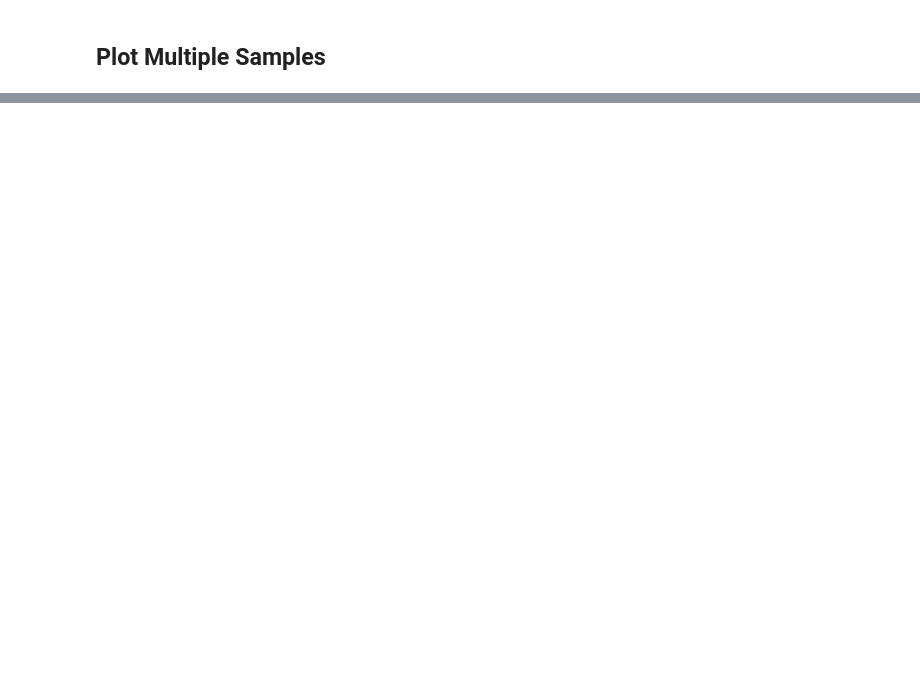
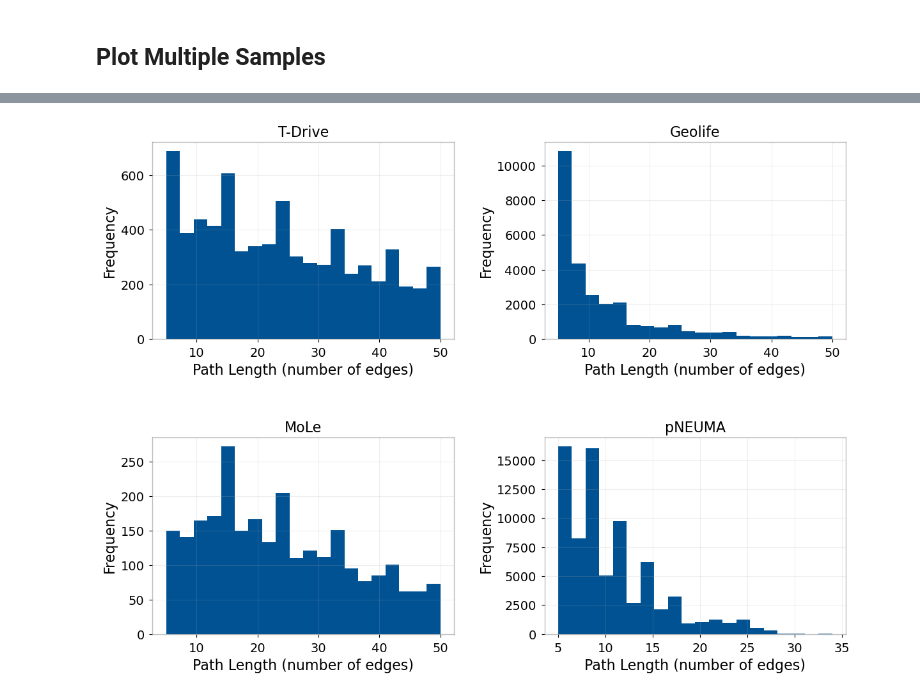
Before and after one commit to schjo480/Master_Thesis, a Jupyter notebook: notebooks/final_evaluation_script.ipynb, the cells around one changed output, grey strips where cells are left out. Saved outputs shown, nothing was run; the diff lists cells and outputs as text; code cells hidden in the pictures; blank space fills up the shorter version.

```diff
--- a/notebooks/final_evaluation_script.ipynb
+++ b/notebooks/final_evaluation_script.ipynb
@@ -11,13 +11,16 @@ import networkx as nx
 ## Enter Dataset, transition matrix, and features
 # %%
 folder = '/ceph/hdd/students/schmitj/MA_Diffusion_based_trajectory_prediction/experiments'
-dataset = 'munich'  # pneuma, tdrive, geolife, munich
+dataset = 'pneuma'  # pneuma, tdrive, geolife, munich
 model = 'residual'  # residual, GAT, MLP
 transition_matrix = 'marginal_prior'    # custom, marginal_prior
 noising = 'cosine'  # cosine, linear
-features = 'one_hot_edges_coordinates_pos_encoding_pw_distance_edge_length_edge_angles_num_pred_edges_future_len'
-history = 5
+test = True
+features = 'one_hot_edges_coordinates_pos_encoding_pw_distance_edge_length_edge_angles_num_pred_edges_future_len_start_end'
+history = 2
 future = 0
+conditional = True
+conditional_fut_len = None # None, 10, 15, or 20
 # %% [markdown]
 # Single sample
 Metrics
@@ -526,0 +1931,53 @@ plot_multiple_paths(res['ground_truth_hist'], res['ground_truth_fut'], res['samp
+# %%
+#import matplotlib.pyplot as plt
+
+# Set the plotting style and parameters
+plt.style.use('seaborn-v0_8-paper')
+plt.rcParams.update({
+    'axes.labelsize': 16,
+    'axes.titlesize': 16,
+    'xtick.labelsize': 14,
+    'ytick.labelsize': 14,
+    'legend.fontsize': 16,
+    'axes.grid': True,
+    'grid.alpha': 0.2,
+    'lines.linewidth': 1,
+})
+
+# Create a 2x2 subplot grid with increased spacing
+fig, axes = plt.subplots(2, 2, figsize=(14, 10), gridspec_kw={'wspace': 0.3, 'hspace': 0.5})
+axes = axes.flatten()
+
+# Define colors for the histograms
+hist_colors = ['#005293', '#99c6eb', '#A2AD00', '#E37222']
+dataset_names = ['T-Drive', 'Geolife', 'MoLe', 'pNEUMA']
+
+# Assume 'datasets' and 'path_lengths' are defined
+for idx, dataset in enumerate(datasets):
+    ax = axes[idx]
+    lengths = path_lengths[dataset]
+    ax.hist(lengths, bins=20, color=hist_colors[0])
+    ax.set_title(f"{dataset_names[idx]}")
+    ax.set_xlabel('Path Length (number of edges)')
+    ax.set_ylabel('Frequency')
+
+    # Adjust spines
+    spine_color = 'grey'
+    spine_alpha = 0.5
+    for spine in ax.spines.values():
+        spine.set_color(spine_color)
+        spine.set_alpha(spine_alpha)
+        spine.set_linewidth(1)
+
+# Hide any unused subplots (in case of fewer datasets)
+for idx in range(len(datasets), 4):
+    fig.delaxes(axes[idx])
+
+# Optionally adjust layout padding
+# plt.tight_layout(pad=2.0, w_pad=2.0, h_pad=2.0)
+
+# Save and show the plot
+plt.savefig('path_lengths_histograms.png', dpi=300, bbox_inches='tight')
+plt.show()
+# %% [output]
+[figure, added]
```
Also changed, not shown: parts of 41 cells of this notebook, 34 other files.
